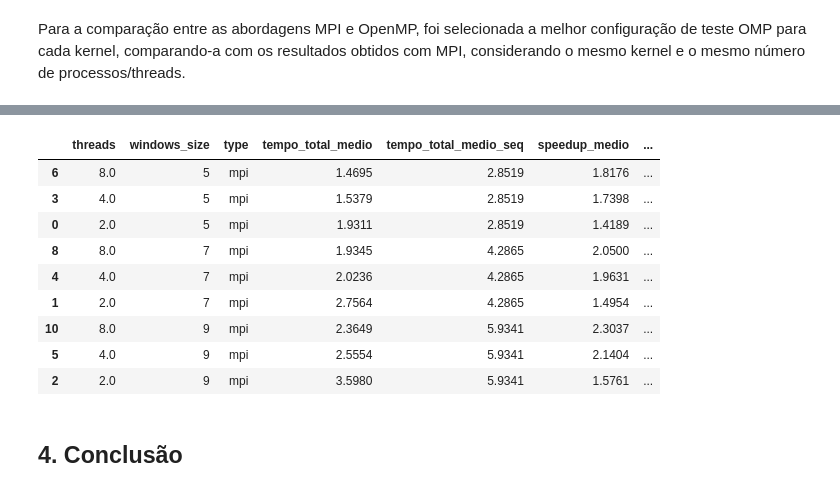
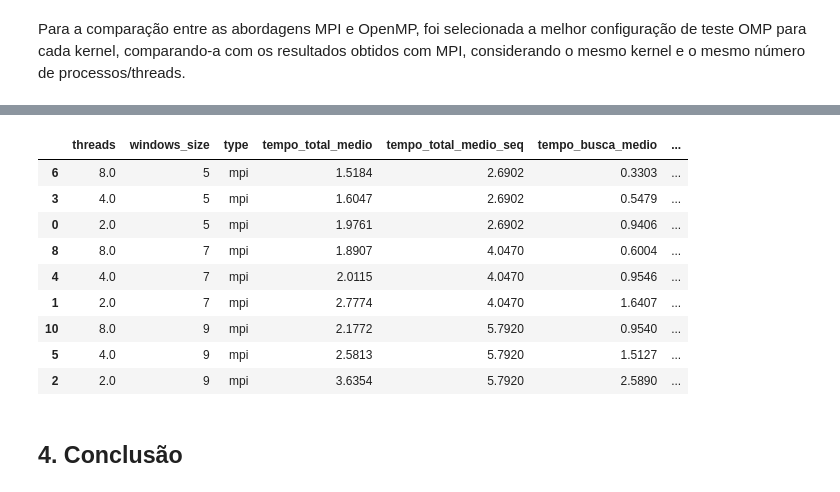
Before and after one commit to everaldina/processamento-paralelo, a Jupyter notebook: notebooks/mpi_parallel.ipynb, the cells around one changed output, grey strips where cells are left out. Cells and saved outputs as stored; diff of their text form; code cells hidden in the pictures.

```diff
--- a/notebooks/mpi_parallel.ipynb
+++ b/notebooks/mpi_parallel.ipynb
@@ -95,7 +102,7 @@ A comparação foi realizada utilizando o *script* `notebooks/corretude.py`, que
 3. Os valores máximos de SSIM são iguais ou muito próximos entre as duas versões, considerando uma tolerância padrão de 1e-25.
 # %%
 # Lendo logs sequenciais
-file_path = os.path.join('..', 'output', 'sequencial.txt')
+file_path = os.path.join('..', 'output', 'sequencial_pc.txt')
 if os.path.exists(file_path):
     with open(file_path, 'r') as f:
         log_content = f.read()
@@ -103,6 +110,14 @@ if os.path.exists(file_path):
     df_seq = pd.DataFrame(sequencial)
 else:
     print(f"Arquivo {file_path} não encontrado.")
+# %%
+df_seq = df_seq[df_seq['windows_size'].isin(['5', '7', '9'])]
+mask_val = df_seq['id'].str.contains('VA')
+df_val = df_seq[mask_val]
+df_non_val = df_seq[~mask_val]
+df_non_val = df_non_val[~df_non_val['id'].str.contains('V2')]
+df_seq_trimmed = pd.concat([df_val, df_non_val], ignore_index=True)
+df_seq = df_seq_trimmed
 # %%
 df_seq['threads'] = None
 df_seq['type'] = 'sequencial'
@@ -371,7 +456,7 @@ df_medio = df_final.groupby(colunas_agrupamento, dropna=False)[colunas_tempo].me
 # %%
 # separacao de dados sequenciais
 df_seq = df_medio[df_medio['type'] == 'sequencial'].copy()
-df_seq = df_seq[['id', 'tempo_total', 'windows_size', 'cortes']].rename(columns={'tempo_total': 'tempo_total_seq'})
+df_seq = df_seq[['id', 'tempo_total', 'windows_size', 'cortes', 'tempo_busca']].rename(columns={'tempo_total': 'tempo_total_seq', 'tempo_busca': 'tempo_busca_seq'})
 
 # separacao de dados paralelos
 df_par = df_medio[df_medio['type'] != 'sequencial'].copy()
@@ -381,18 +466,29 @@ df_analise = df_par.merge(df_seq, on=['id', 'windows_size', 'cortes'], how='inne
 
 # calculo de speedup e eficiencia
 df_analise['speedup_total'] = df_analise['tempo_total_seq'] / df_analise['tempo_total']
-df_analise['eficiencia'] = df_analise['speedup_total'] / df_analise['threads']
-df_analise.loc[df_analise['threads'] > NUCLEOS_FISICOS, 'eficiencia'] = df_analise[df_analise['threads'] > NUCLEOS_FISICOS]['speedup_total'] / NUCLEOS_FISICOS
+df_analise['eficiencia_total'] = df_analise['speedup_total'] / df_analise['threads']
+df_analise.loc[df_analise['threads'] > NUCLEOS_FISICOS, 'eficiencia_total'] = df_analise[df_analise['threads'] > NUCLEOS_FISICOS]['speedup_total'] / NUCLEOS_FISICOS
+df_analise['speedup_busca'] = df_analise['tempo_busca_seq'] / df_analise['tempo_busca']
+df_analise['eficiencia_busca'] = df_analise['speedup_busca'] / df_analise['threads']
+df_analise.loc[df_analise['threads'] > NUCLEOS_FISICOS, 'eficiencia_busca'] = df_analise[df_analise['threads'] > NUCLEOS_FISICOS]['speedup_busca'] / NUCLEOS_FISICOS
 # %%
 resumo_by_kernel = df_analise.groupby(['threads', 'windows_size', 'type']).agg(
     tempo_total_medio=('tempo_total', 'mean'),
     tempo_total_medio_seq=('tempo_total_seq', 'mean'),
-    speedup_medio=('speedup_total', 'mean'),
-    eficiencia_media=('eficiencia', 'mean')
+    tempo_busca_medio=('tempo_busca', 'mean'),
+    tempo_busca_medio_seq=('tempo_busca_seq', 'mean'),
+    speedup_total_medio=('speedup_total', 'mean'),
+    speedup_busca_medio=('speedup_busca', 'mean'),
+    eficiencia_media_total=('eficiencia_total', 'mean'),
+    eficiancia_media_busca=('eficiencia_busca', 'mean')
 ).reset_index()
 
-resumo_by_kernel['speedup_medio'] = resumo_by_kernel['speedup_medio'].round(4)
+resumo_by_kernel['speedup_total_medio'] = resumo_by_kernel['speedup_total_medio'].round(4)
 resumo_by_kernel['tempo_total_medio'] = resumo_by_kernel['tempo_total_medio'].round(4)
 resumo_by_kernel['tempo_total_medio_seq'] = resumo_by_kernel['tempo_total_medio_seq'].round(4)
-resumo_by_kernel['eficiencia_media'] = resumo_by_kernel['eficiencia_media'].round(4)
+resumo_by_kernel['eficiencia_media_total'] = resumo_by_kernel['eficiencia_media_total'].round(4)
+resumo_by_kernel['speedup_busca_medio'] = resumo_by_kernel['speedup_busca_medio'].round(4)
+resumo_by_kernel['eficiancia_media_busca'] = resumo_by_kernel['eficiancia_media_busca'].round(4)
+resumo_by_kernel['tempo_busca_medio'] = resumo_by_kernel['tempo_busca_medio'].round(4)
+resumo_by_kernel['tempo_busca_medio_seq'] = resumo_by_kernel['tempo_busca_medio_seq'].round(4)
 # %% [markdown]
@@ -410,16 +506,16 @@ resumo_by_kernel[resumo_by_kernel['type'] == 'omp'].sort_values(by=['threads', '
 # %%
-resumo_by_kernel[resumo_by_kernel['type'] == 'mpi'].sort_values(by=['windows_size', 'speedup_medio'], ascending=[True, False])
+resumo_by_kernel[resumo_by_kernel['type'] == 'mpi'].sort_values(by=['windows_size', 'speedup_total_medio'], ascending=[True, False])
 # %% [output]
-|  | threads | windows_size | type | tempo_total_medio | tempo_total_medio_seq | speedup_medio | ... |
-| 6 | 8.0 | 5 | mpi | 1.4695 | 2.8519 | 1.8176 | ... |
-| 3 | 4.0 | 5 | mpi | 1.5379 | 2.8519 | 1.7398 | ... |
-| 0 | 2.0 | 5 | mpi | 1.9311 | 2.8519 | 1.4189 | ... |
-| 8 | 8.0 | 7 | mpi | 1.9345 | 4.2865 | 2.0500 | ... |
-| 4 | 4.0 | 7 | mpi | 2.0236 | 4.2865 | 1.9631 | ... |
-| 1 | 2.0 | 7 | mpi | 2.7564 | 4.2865 | 1.4954 | ... |
-| 10 | 8.0 | 9 | mpi | 2.3649 | 5.9341 | 2.3037 | ... |
-| 5 | 4.0 | 9 | mpi | 2.5554 | 5.9341 | 2.1404 | ... |
-| 2 | 2.0 | 9 | mpi | 3.5980 | 5.9341 | 1.5761 | ... |
+|  | threads | windows_size | type | tempo_total_medio | tempo_total_medio_seq | tempo_busca_medio | ... |
+| 6 | 8.0 | 5 | mpi | 1.5184 | 2.6902 | 0.3303 | ... |
+| 3 | 4.0 | 5 | mpi | 1.6047 | 2.6902 | 0.5479 | ... |
+| 0 | 2.0 | 5 | mpi | 1.9761 | 2.6902 | 0.9406 | ... |
+| 8 | 8.0 | 7 | mpi | 1.8907 | 4.0470 | 0.6004 | ... |
+| 4 | 4.0 | 7 | mpi | 2.0115 | 4.0470 | 0.9546 | ... |
+| 1 | 2.0 | 7 | mpi | 2.7774 | 4.0470 | 1.6407 | ... |
+| 10 | 8.0 | 9 | mpi | 2.1772 | 5.7920 | 0.9540 | ... |
+| 5 | 4.0 | 9 | mpi | 2.5813 | 5.7920 | 1.5127 | ... |
+| 2 | 2.0 | 9 | mpi | 3.6354 | 5.7920 | 2.5890 | ... |
 # %% [markdown]
 ## 4. Conclusão
 # %% [markdown]
```
Also changed, not shown: parts of 14 cells of this notebook, 7 other files.
